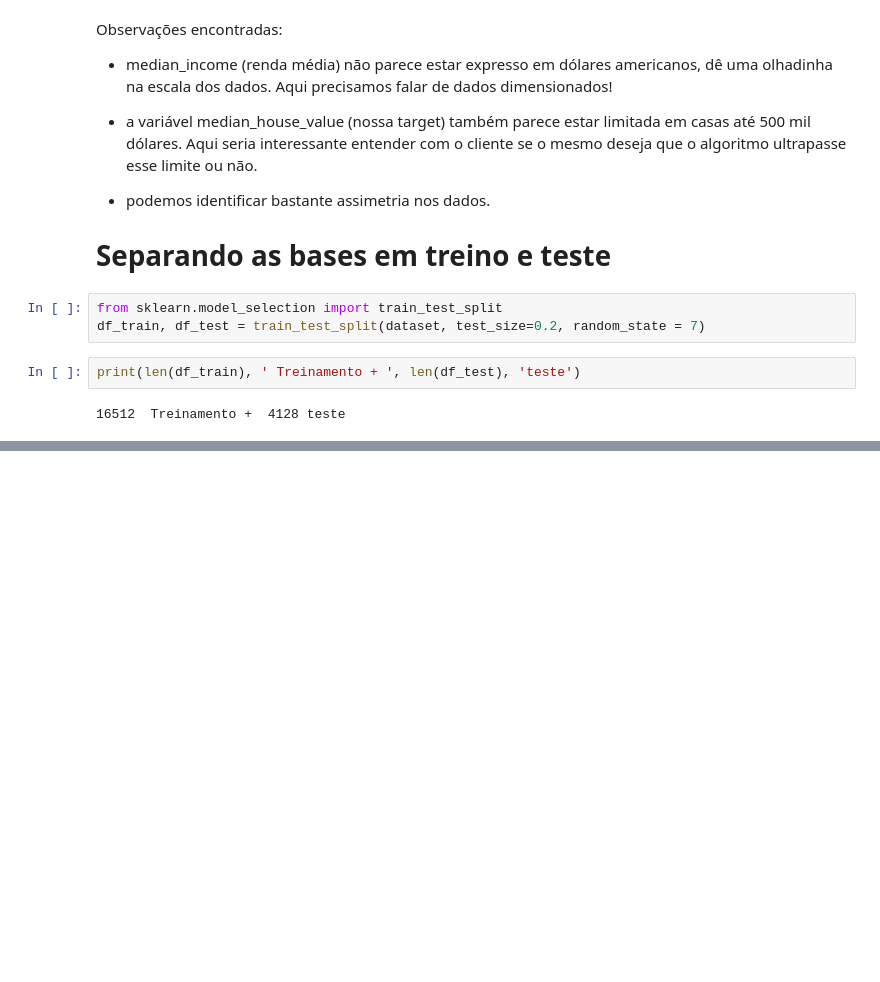
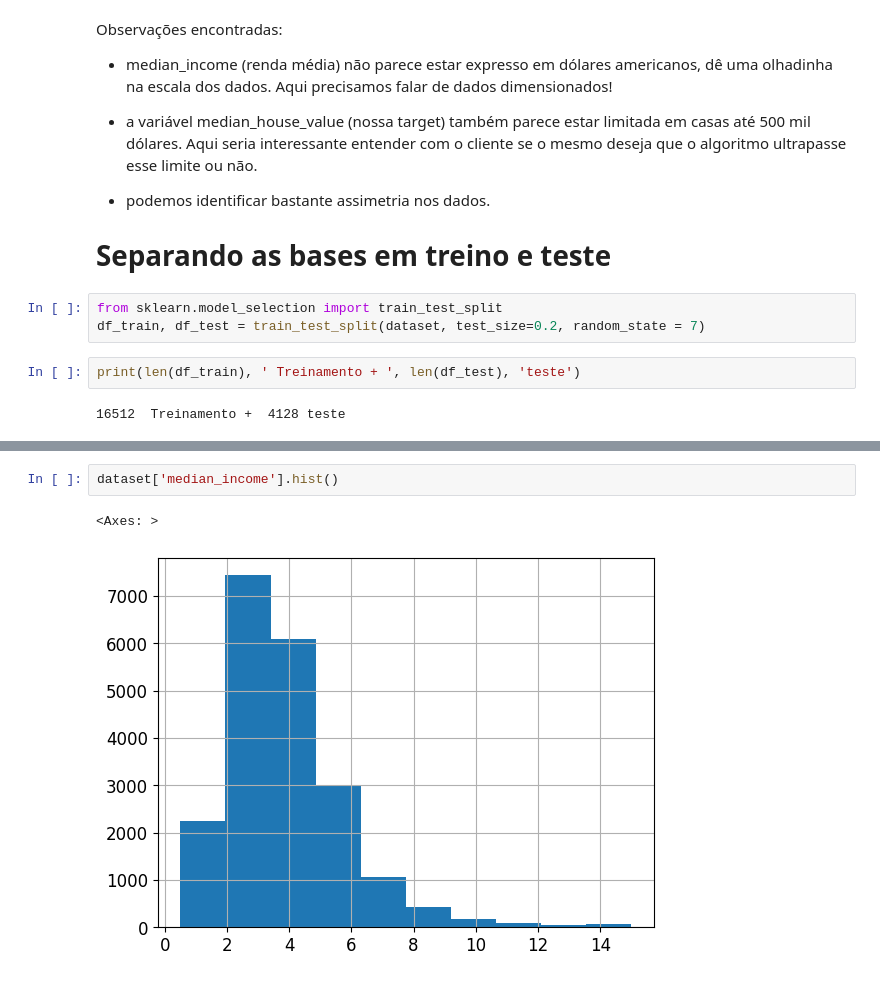
Before and after one commit to felippe-ribeiro/AulasIAFIAP, a Jupyter notebook: Fund_ML_Aula_2.ipynb, the cells around one changed output, grey strips where cells are left out. Cells and saved outputs as stored; diff of their text form; blank space fills up the shorter version.

```diff
--- a/Fund_ML_Aula_2.ipynb
+++ b/Fund_ML_Aula_2.ipynb
@@ -126,0 +132,5 @@ print(len(df_train), ' Treinamento + ', len(df_test), 'teste')
+# %%
+dataset['median_income'].hist()
+# %% [output]
+<Axes: >
+[figure, added]
```
Also changed, not shown: parts of 6 cells of this notebook.
